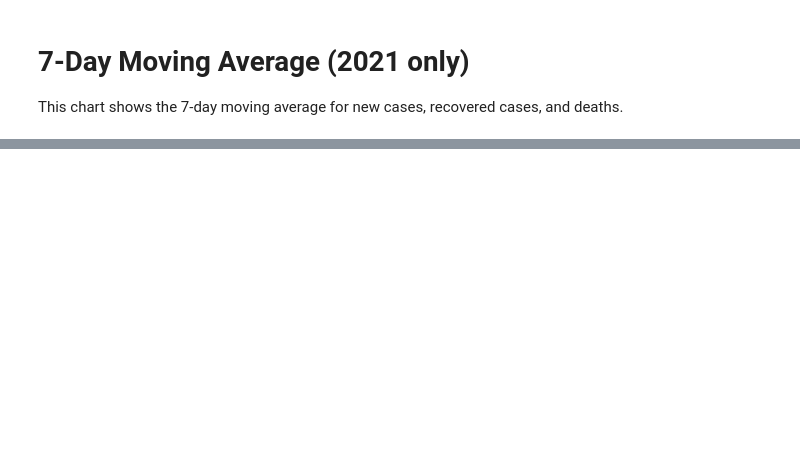
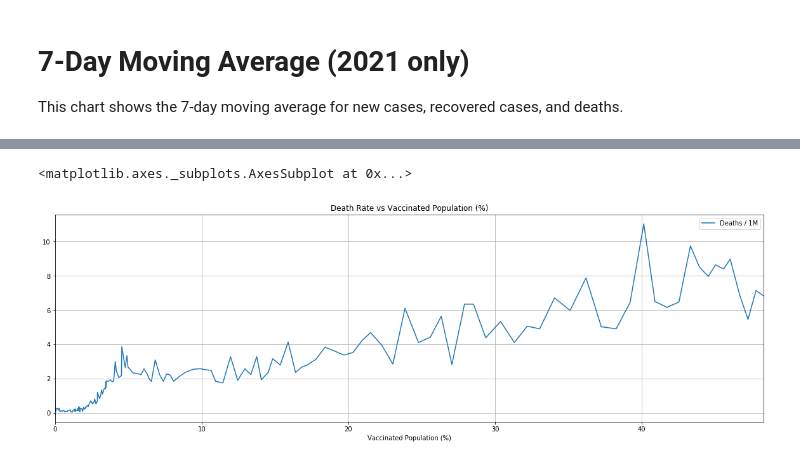
Before and after one commit to Thineswar/COVID-19_Analysis, a Jupyter notebook: Covid.ipynb, the cells around one changed output, grey strips where cells are left out. Cells and saved outputs as stored; diff of their text form; code cells hidden in the pictures; blank space fills up the shorter version.

```diff
--- a/Covid.ipynb
+++ b/Covid.ipynb
@@ -482,0 +527,13 @@ plt.show()
+# %%
+#Plotting chart of Death Rate vs Vaccinated Population (%)
+death_vs_vaccinated.plot(
+    figsize=(20,6),
+    x='Vaccinated Population (%)',
+    y='Deaths / 1M',
+    title='Death Rate vs Vaccinated Population (%)',
+    grid=True,
+    kind='line'
+)
+# %% [output]
+<matplotlib.axes._subplots.AxesSubplot at 0x...>
+[figure, added]
```
Also changed, not shown: parts of 10 cells of this notebook.
